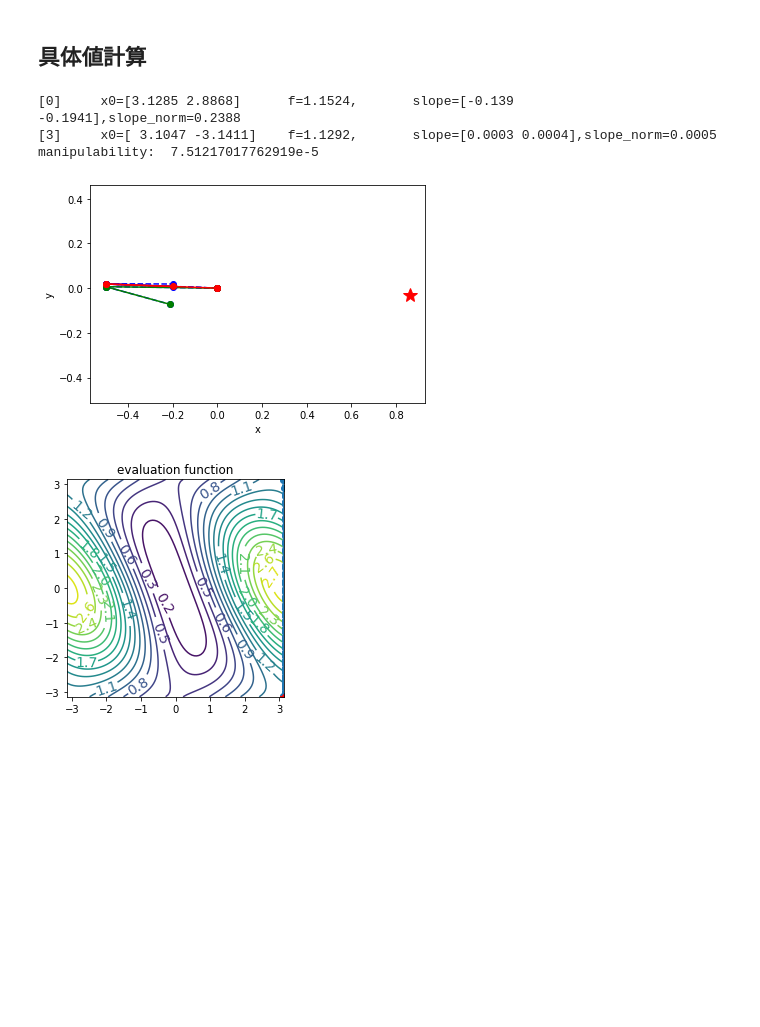
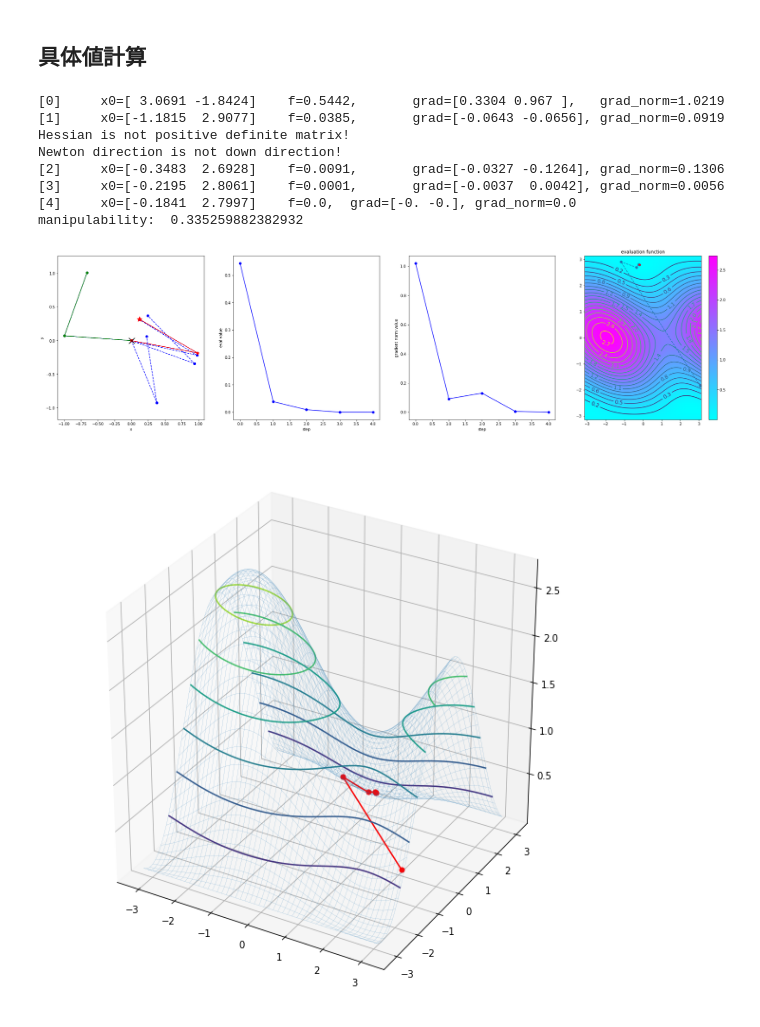
Before and after one commit to TakashiSato/colaboratory, a Jupyter notebook: NonLinearOptimalControl/Algorithm2_3_NewtonMethod.ipynb, the cells around one changed output. Drawn from its saved outputs; the diff is of its cells as text; code cells hidden in the pictures; blank space fills up the shorter version.

```diff
--- a/NonLinearOptimalControl/Algorithm2_3_NewtonMethod.ipynb
+++ b/NonLinearOptimalControl/Algorithm2_3_NewtonMethod.ipynb
@@ -127,16 +134,17 @@ class OptimizationResult():
     self.x_symbols = x_symbols
     self.x_star = np.array(x_star).astype(np.float64).reshape(1,-1)[0]
-# %%
-# 直線探索
-def line_search(f_symbols, x_symbols, x0, s):
-  eval_min = sys.float_info.max
-  alpha_star = 0.
-  for alpha in np.linspace(0.01, 5.0, 10):
-    x_temp = x0 + alpha * s
-    eval_value = f_symbols.subs(list(zip(x_symbols, x_temp)))
-    if eval_value < eval_min:
-      eval_min = eval_value
-      alpha_star = alpha
-  return alpha_star, eval_min
+# %%
+# 直線探索
+def line_search(f_symbols, x_symbols, x0, s):
+  alpha_value = np.linspace(0.01, 2.0*np.pi, 10000)
+
+  alpha = sympy.symbols('alpha')
+  x_temp_func  = sympy.lambdify(alpha, x0 + alpha * s, 'numpy')
+  f = sympy.lambdify(x_symbols, f_symbols, 'numpy')
+
+  x_temp = x_temp_func(alpha_value)
+  eval_value = f(*x_temp)[0]
+  min_index = np.argmin(eval_value)
+  return alpha_value[min_index], eval_value[min_index]
 # %%
 # 最急降下法
@@ -327,25 +390,29 @@ def plot_result(result):
 # %%
 # problem settings
 x0 = Matrix(np.random.uniform(-np.pi, np.pi, joint_size))
 xd = Matrix(np.random.uniform(-1, 1, 2))
 ee_pose = robot.T_base[-1][0:2,3]
 
-manipulability = sqrt((robot.jacobian*robot.jacobian.T).det())
-penalty = 1.0/(manipulability + 0.01) * sympy.ones(1,1)
-
-g = (xd - ee_pose)
-f_symbols = Matrix(g.T*g )[0]
+g = Matrix(ee_pose - xd)
+f_symbols = Matrix(1/2*g.T*g )[0]
 x_symbols = Matrix(theta[0:-1])
 
 # solve problem
-# result = steepest_descent_method(f_symbols, x_symbols, x0, epsilon=1e-3, max_iteration=100)
-# result = conjugate_gradient_method(f_symbols, x_symbols, x0, epsilon=1e-3, max_iteration=100)
-result = newton_raphson_method(f_symbols, x_symbols, x0, epsilon=1e-3, max_iteration=100, print_interval=10)
+# result = steepest_descent_method(f_symbols, x_symbols, x0, epsilon=1e-3, max_iteration=100, print_interval=1)
+# result = conjugate_gradient_method(f_symbols, x_symbols, x0, epsilon=1e-3, max_iteration=100, print_interval=1)
+result = newton_raphson_method(f_symbols, x_symbols, x0, epsilon=1e-3, max_iteration=100, print_interval=1)
+plot_result(result)
+
+manipulability = sqrt((robot.jacobian*robot.jacobian.T).det())
 print('manipulability: ', manipulability.subs(list(zip(x_symbols, result.x_star))))
-plot_result(result)
 # %% [output]
-[0]     x0=[3.1285 2.8868]      f=1.1524,       slope=[-0.139  -0.1941],slope_norm=0.2388
-[3]     x0=[ 3.1047 -3.1411]    f=1.1292,       slope=[0.0003 0.0004],slope_norm=0.0005
-manipulability:  7.51217017762919e-5
+[0]     x0=[ 3.0691 -1.8424]    f=0.5442,       grad=[0.3304 0.967 ],   grad_norm=1.0219
+[1]     x0=[-1.1815  2.9077]    f=0.0385,       grad=[-0.0643 -0.0656], grad_norm=0.0919
+Hessian is not positive definite matrix!
+Newton direction is not down direction!
+[2]     x0=[-0.3483  2.6928]    f=0.0091,       grad=[-0.0327 -0.1264], grad_norm=0.1306
+[3]     x0=[-0.2195  2.8061]    f=0.0001,       grad=[-0.0037  0.0042], grad_norm=0.0056
+[4]     x0=[-0.1841  2.7997]    f=0.0,  grad=[-0. -0.], grad_norm=0.0
+manipulability:  0.335259882382932
-[figure, old version]
+[figure, new version]
-[figure, old version]
+[figure, new version]
```
Also changed, not shown: parts of 8 cells of this notebook.
